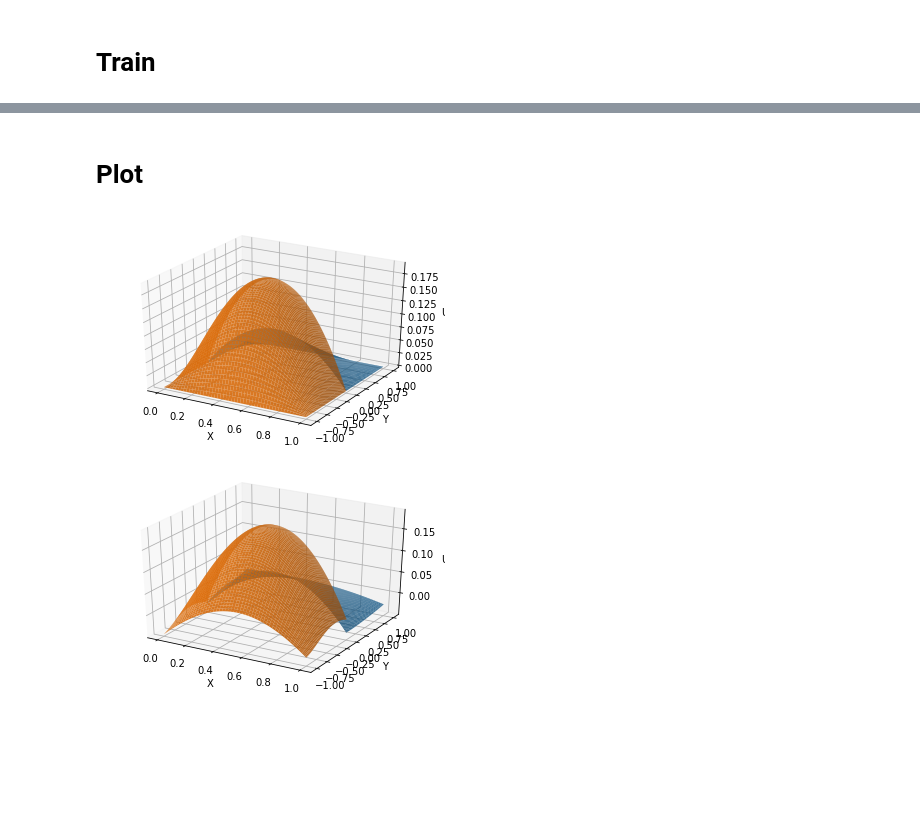
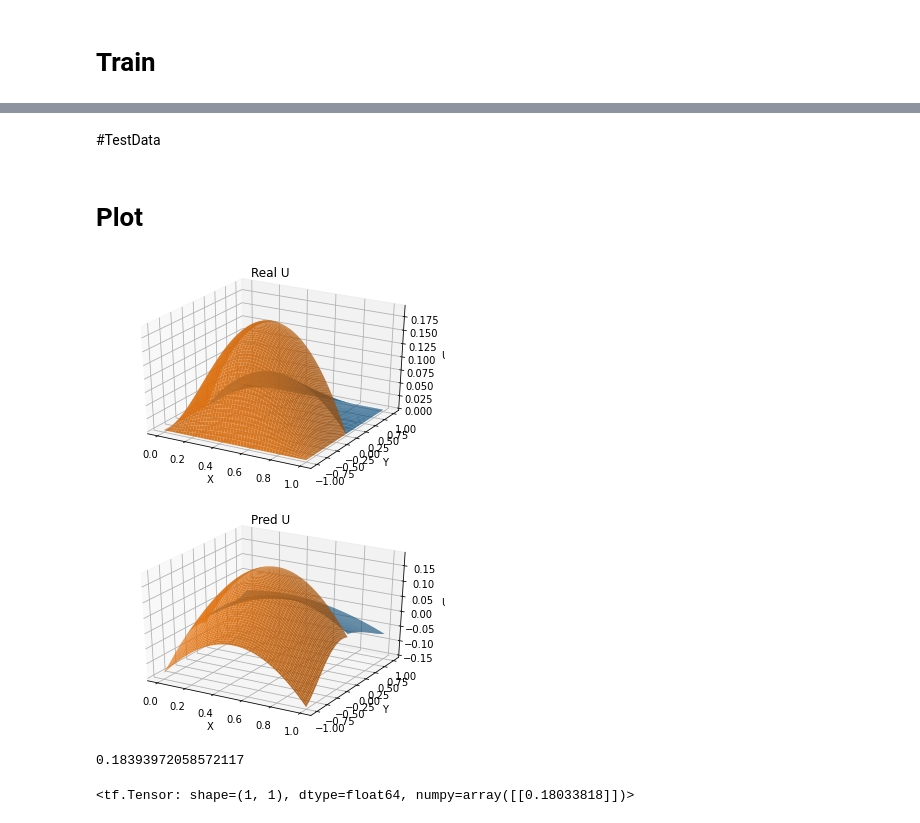
Before and after one commit to ippqw5/PINNLearning, a Jupyter notebook: PINNs学习记录/7_11_Parabolic耦合pde模型.ipynb, the cells around one changed output, grey strips where cells are left out. Drawn from its saved outputs; the diff is of its cells as text; code cells hidden in the pictures; blank space fills up the shorter version.

```diff
--- a/PINNs学习记录/7_11_Parabolic耦合pde模型.ipynb
+++ b/PINNs学习记录/7_11_Parabolic耦合pde模型.ipynb
@@ -166,7 +171,7 @@ class MyPinn(keras.Sequential):
         loss_f = tf.reduce_mean(tf.square(loss_f))
         return loss_f
     @tf.function
-    def train_step(self,X_u_train,u_train,X_f_train):
+    def train_loop(self,X_u_train,u_train,X_f_train):
       with tf.GradientTape() as tape:
         loss = self.loss_U(X_u_train,u_train) + self.loss_PDE(X_f_train)
       gradients = tape.gradient(loss,self.trainable_variables)
@@ -177,7 +182,7 @@ class MyPinn(keras.Sequential):
     @tf.function
     def train(self,X_u_train,u_train,X_f_train,epochs=200):
       for epoch in tf.range(1,epochs+1):
-          loss = self.train_step(X_u_train,u_train,X_f_train)
+          loss = self.train_loop(X_u_train,u_train,X_f_train)
           if epoch % 50 == 0:
               tf.print(
                   "Training loss (for per 10 epoches) at epoch ",epoch,":",loss
@@ -266,23 +271,25 @@ n2 = [0.,1.]
 omga1 = [[0.,1.],[0.,1.]]  # (x,y)的取值范围
 omga2 = [[0.,1.],[-1.,0.]]
 
-N_i = 200
+N_i = 100
 
-N_u1 = 500; N_f1 = 1000  ;omga = omga1; interface=0; u = u1
+N_u1 = 100; N_f1 = 200  ;omga = omga1; interface=0; u = u1
 X_u1_train,u1_train,X_f1_train,X_i_train= trainingdata(N_u1,N_f1,N_i,omga,u,interface)
 
 
-N_u2 = 500; N_f2= 1000 ; omga = omga2; interface=1; u = u2
+N_u2 = 100; N_f2= 200 ; omga = omga2; interface=1; u = u2
 X_u2_train,u2_train,X_f2_train,X_i_train= trainingdata(N_u2,N_f2,N_i,omga,u,interface)
 # %%
 Layers=[3,20,20,20,1]
 model_u1 = MyPinn(Layers,v1,n1,k,f1,name="model_1")
-model_u1.compile(keras.optimizers.Adam())
+model_u1.compile(optimizer=keras.optimizers.Adam(),
+        loss=keras.losses.MeanSquaredError())
 model_u2 = MyPinn(Layers,v2,n2,k,f2,name="model_2")
-model_u2.compile(keras.optimizers.Adam())
+model_u2.compile(optimizer=keras.optimizers.Adam(),
+        loss=keras.losses.MeanSquaredError())
 # %%
 ds = ds_train_n_batch(X_u1_train, u1_train , X_f1_train , X_u2_train , u2_train , X_f2_train , X_i_train ,n = 5)
 
-train_model(model_u1,model_u2,ds,epochs=2000)
+train_model(model_u1,model_u2,ds,epochs=500)
 # %% [output]
 WARNING:tensorflow:Calling GradientTape.gradient on a persistent tape inside its context is significantly less efficient than calling it outside the context (it causes the gradient ops to be recorded  ...
@@ -342,0 +330,2 @@ Test Error For u2:  0.54684
+# %% [markdown]
+#TestData
@@ -343,68 +364,42 @@ Test Error For u2:  0.54684
 # %% [markdown]
 # Plot
 # %%
-x1 = tf.linspace(omga1[0][0],omga1[0][1],100)
-y1 = tf.linspace(omga1[1][0],omga1[1][1],100)
-x2 = tf.linspace(omga2[0][0],omga2[0][1],100)
-y2 = tf.linspace(omga2[1][0],omga2[1][1],100)
-
-####################################################
+ ####################################################
 plt.figure(1)
 ax1 = plt.axes(projection="3d")
 ax1.patch.set_facecolor("white")   #设置 axes 背景颜色
 
-X1,Y1 = tf.meshgrid(x1,y1)
-T1 = tf.ones(shape=X1.shape)
-U1 = u1(X1,Y1,T1)
-
-X2,Y2 = tf.meshgrid(x2,y2)
-T2 = tf.ones(shape=X2.shape)
-U2 = u2(X2,Y2,T2)
-
-ax1.plot_surface(X1,Y1,U1,alpha=0.9) #生成曲面z，alpha调节透明度，cmap调节曲面色调
-ax1.plot_surface(X2,Y2,U2,alpha=0.9)
+ax1.plot_surface(X_u1,Y_u1,U1,alpha=0.9) #生成曲面z，alpha调节透明度，cmap调节曲面色调
+ax1.plot_surface(X_u2,Y_u2,U2,alpha=0.9)
 
 ax1.set_xlabel("X")
 ax1.set_ylabel("Y")
 ax1.set_zlabel("U")
-#ax1.title("解析")
+ax1.set_title("Real U")
 ######################################################
 plt.figure(2)
 ax2 = plt.axes(projection="3d")
 ax2.patch.set_facecolor("white")
 
 ### u1
-x = tf.reshape(X1,shape=(10000,1))
-y = tf.reshape(Y1,shape=(10000,1))
-t = tf.reshape(T1,shape=(10000,1))
-
-X_u1 = tf.concat([x,y,t],axis=1)
-U1_pred = model_u1(X_u1)
-
-x = x.numpy().reshape(U1.shape)
-y = y.numpy().reshape(U1.shape)
-U1_pred = U1_pred.numpy().reshape(U1.shape)
-ax2.plot_surface(x,y,U1_pred,alpha=0.9)
+ax2.plot_surface(X_u1,Y_u1,U1_pred,alpha=0.9)
 
 ###u2
-x = tf.reshape(X2,shape=(10000,1))
-y = tf.reshape(Y2,shape=(10000,1))
-t = tf.reshape(T2,shape=(10000,1))
-
-X_u2 = tf.concat([x,y,t],axis=1)
-U2_pred = model_u2(X_u2)
-
-x = x.numpy().reshape(U2.shape)
-y = y.numpy().reshape(U2.shape)
-U2_pred = U2_pred.numpy().reshape(U2.shape)
-ax2.plot_surface(X2,Y2,U2_pred,alpha=0.9)
-
+ax2.plot_surface(X_u2,Y_u2,U2_pred,alpha=0.9)
 
 ax2.set_xlabel("X")
 ax2.set_ylabel("Y")
 ax2.set_zlabel("U")
+ax2.set_title("Pred U")
 ###############################
 plt.show()
 # %% [output]
-[figure, old version]
+[figure, new version]
-[figure, old version]
+[figure, new version]
+# %%
+X_test = tf.constant([0.5,0.0,1.0],shape=(1,3))
+print(u2(0.5,0.0,1.0))
+model_u2(X_test)
+# %% [output]
+0.18393972058572117
+<tf.Tensor: shape=(1, 1), dtype=float64, numpy=array([[0.18033818]])>
```
Also changed, not shown: parts of 6 cells of this notebook.
